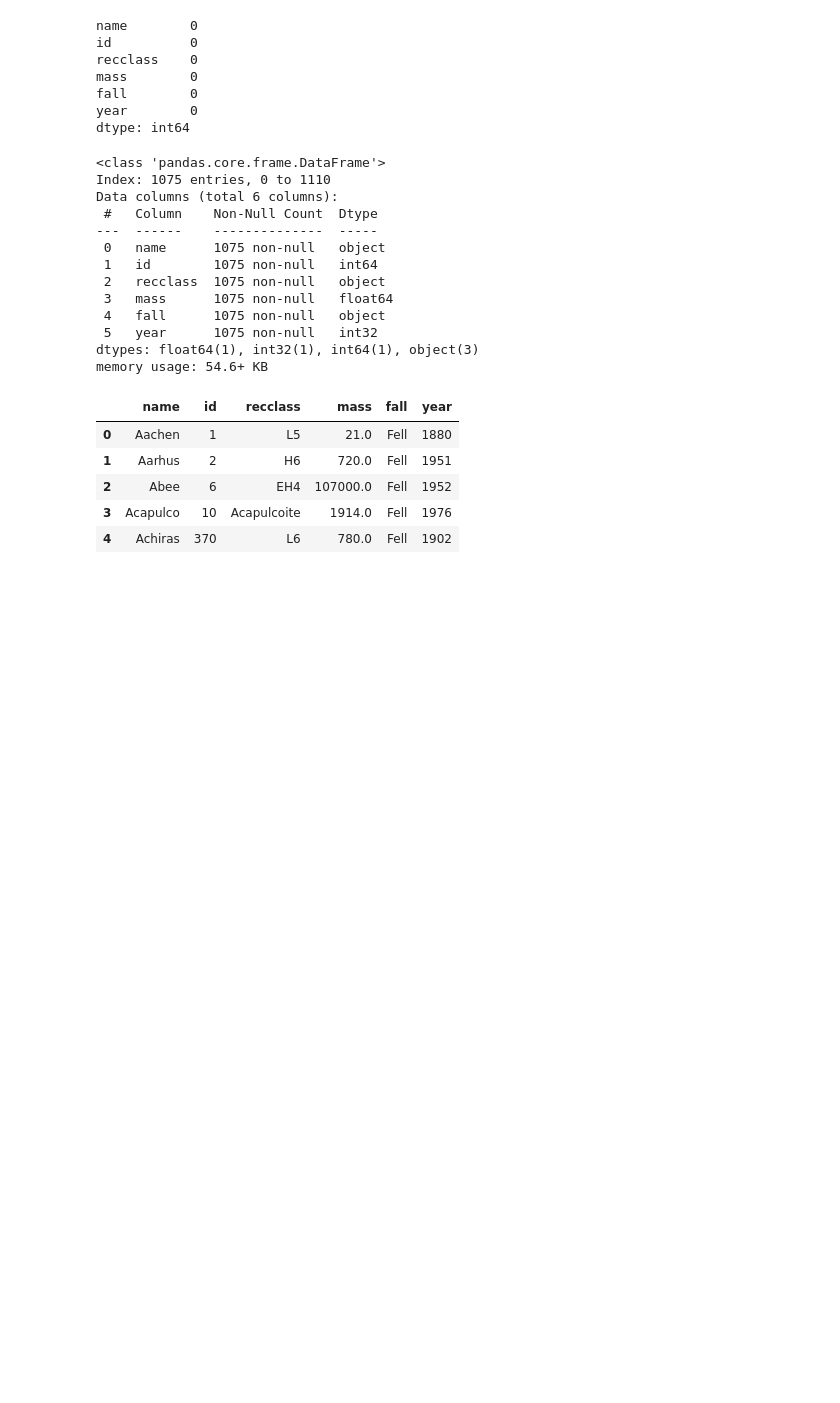
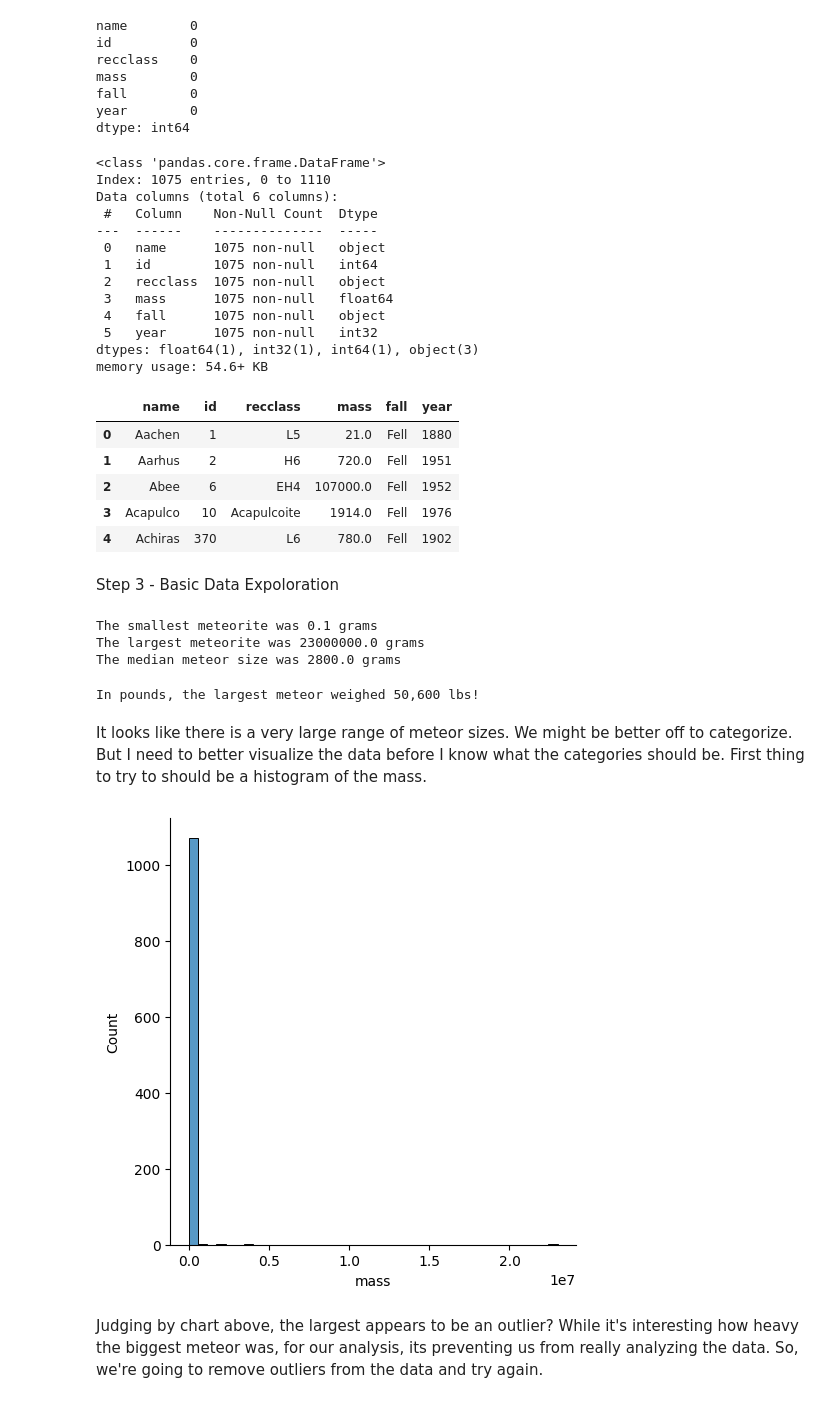
Before and after one commit to calebdcavazos/data_projects, a Jupyter notebook: meteorite/meteorites.ipynb, the cells around one changed output. Cells and saved outputs as stored; diff of their text form; code cells hidden in the pictures; blank space fills up the shorter version.

Commit message:
ran some basid descriptive stats and then removed outliers from the data

```diff
--- a/meteorite/meteorites.ipynb
+++ b/meteorite/meteorites.ipynb
@@ -143,3 +143,31 @@ memory usage: 54.6+ KB
 | 2 | Abee | 6 | EH4 | 107000.0 | Fell | 1952 |
 | 3 | Acapulco | 10 | Acapulcoite | 1914.0 | Fell | 1976 |
 | 4 | Achiras | 370 | L6 | 780.0 | Fell | 1902 |
+# %% [markdown]
+Step 3 - Basic Data Expoloration
+# %%
+# take a look at the mass data.
+smallest_meteor = meteorites_df['mass'].min()
+largest_meteor = meteorites_df['mass'].max()
+median_meteor = meteorites_df['mass'].median()
+print(f"The smallest meteorite was {smallest_meteor} grams")
+print(f"The largest meteorite was {largest_meteor} grams")
+print(f"The median meteor size was {median_meteor} grams")
+# %% [output]
+The smallest meteorite was 0.1 grams
+The largest meteorite was 23000000.0 grams
+The median meteor size was 2800.0 grams
+# %%
+# 23000000.0 grams is difficult to conceptualize. Do a quick conversion to lbs. 1 gram = 0.0022 lbs
+print(f"In pounds, the largest meteor weighed {(largest_meteor * 0.0022):,.0f} lbs!")
+# %% [output]
+In pounds, the largest meteor weighed 50,600 lbs!
+# %% [markdown]
+It looks like there is a very large range of meteor sizes. We might be better off to categorize. But I need to better visualize the data before I know what the categories should be. First thing to try to should be a histogram of the mass.
+# %%
+sns.displot(data=meteorites_df, x='mass', bins=40)
+plt.show()
+# %% [output]
+[figure, added]
+# %% [markdown]
+Judging by chart above, the largest appears to be an outlier? While it's interesting how heavy the biggest meteor was, for our analysis, its preventing us from really analyzing the data. So, we're going to remove outliers from the data and try again.
```
Also changed, not shown: parts of 2 cells of this notebook.
